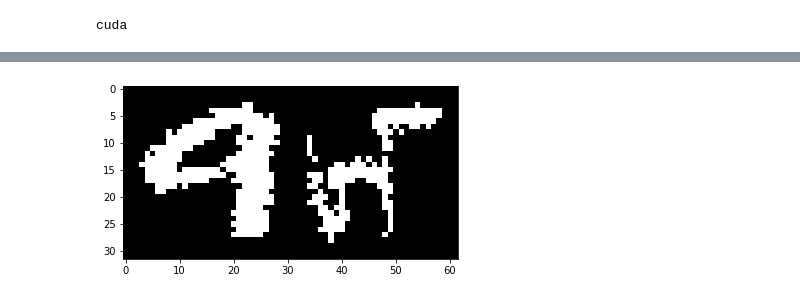
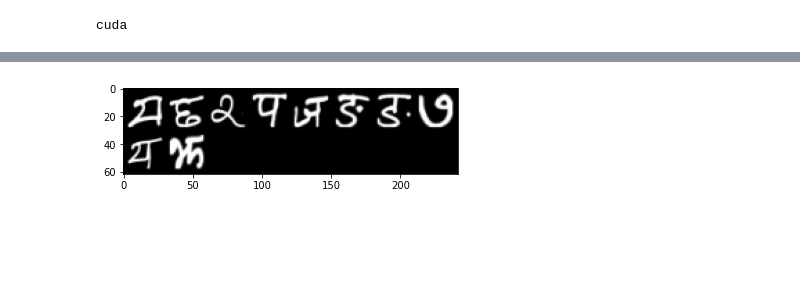
Before and after one commit to Imsanskar/Boltzman-Machine, a Jupyter notebook: boltzman_machine.ipynb, the cells around one changed output, grey strips where cells are left out. Cells and saved outputs as stored; diff of their text form; code cells hidden in the pictures; blank space fills up the shorter version.

```diff
--- a/boltzman_machine.ipynb
+++ b/boltzman_machine.ipynb
@@ -28,4 +28,11 @@ transform = transforms.Compose([
     transforms.Grayscale()
 ])
 handwritten_data = torchvision.datasets.ImageFolder("./data/handwrittendataset/Train/", transform)
-dataloader = torch.utils.data.DataLoader(dataset=handwritten_data, batch_size = 2, shuffle = True)
+dataloader = torch.utils.data.DataLoader(dataset=handwritten_data, batch_size = 5, shuffle = True)
+# %%
+import os
+rbm = RBM(k = 4)
+path = "./saved_models/rbm_nepali_characters.pth"
+if os.path.exists(path):
+    rbm.load_state_dict(torch.load(path))
+    print("RBM model found")
@@ -32,6 +41,5 @@ dataloader = torch.utils.data.DataLoader(dataset=handwritten_data, batch_size =
 # %%
-rbm = RBM(k=1)
-loss_boltzman = np.array(loss_boltzman)
+loss_boltzman = np.array([])
 
 for epoch in range(1):
     loss_ = []
@@ -40,13 +48,14 @@ for epoch in range(1):
         sample_data = data.bernoulli()
 
         v,v1 = rbm(sample_data)
-        loss = rbm.free_energy(v) - rbm.free_energy(v1)
+        loss = loss_fn(rbm.free_energy(v), rbm.free_energy(v1))
+#         loss = rbm.free_energy(v) - rbm.free_energy(v1)
         loss_.append(loss.data)
         optimizer.zero_grad()
         loss.backward()
         optimizer.step()
 
-        if i % 100 == 0:
+        if i % 1000 == 0:
             print("Training loss for {} epoch: {}".format(epoch, np.mean(loss_)))
 
     print(f"Total Data = {i}")
@@ -77,7 +71,7 @@ def show_adn_save(file_name,img):
     plt.imshow(npimg)
     plt.imsave(f,npimg)
 # %%
-show_adn_save("real",make_grid(v.view(v.size()[0],1,28,28).data))
+show_adn_save("real",make_grid(data.view(data.size()[0],1,28,28).data))
 # %% [output]
-[figure, old version]
+[figure, new version]
 # %%
```
Also changed, not shown: parts of 3 cells of this notebook.
